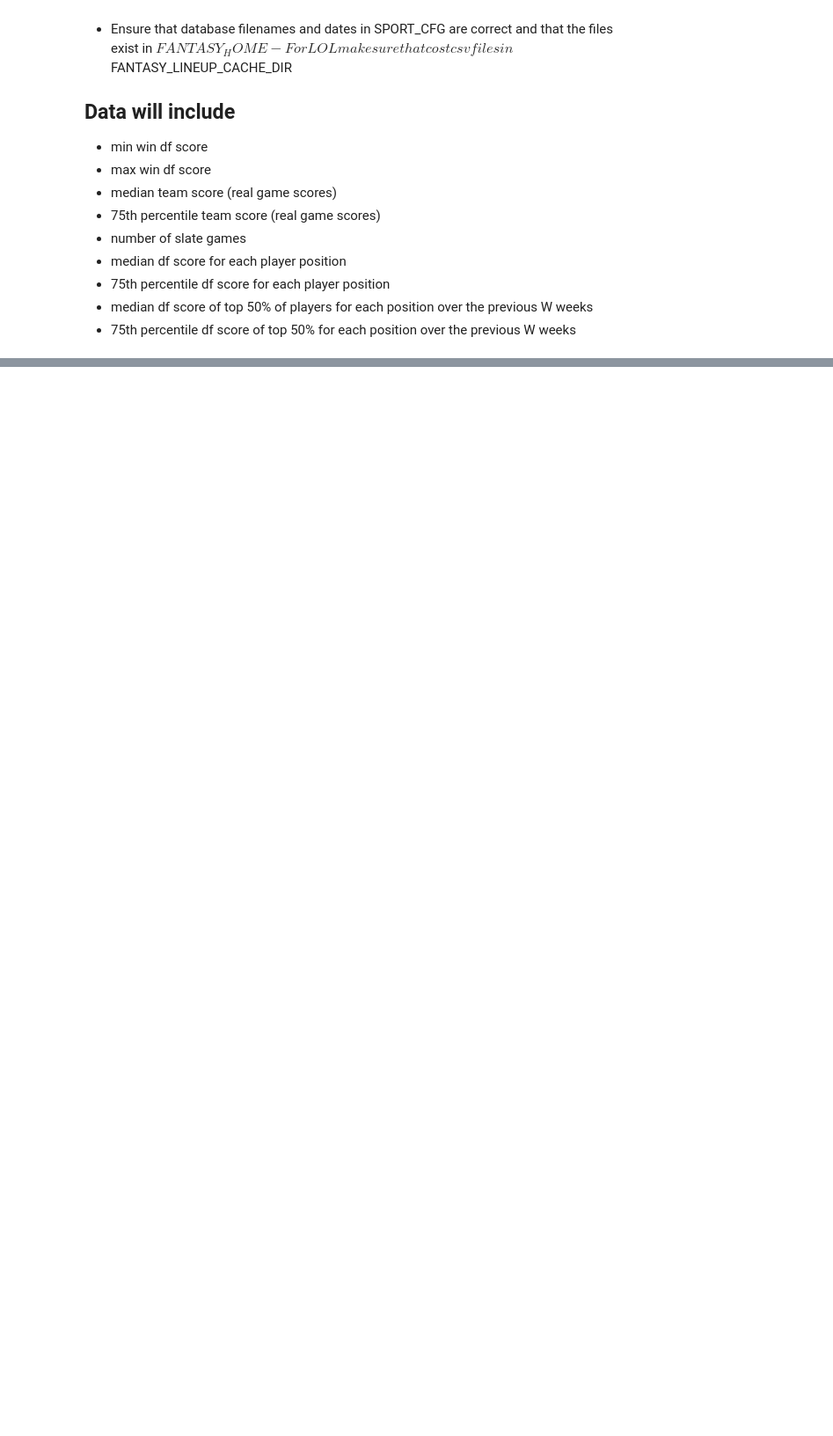
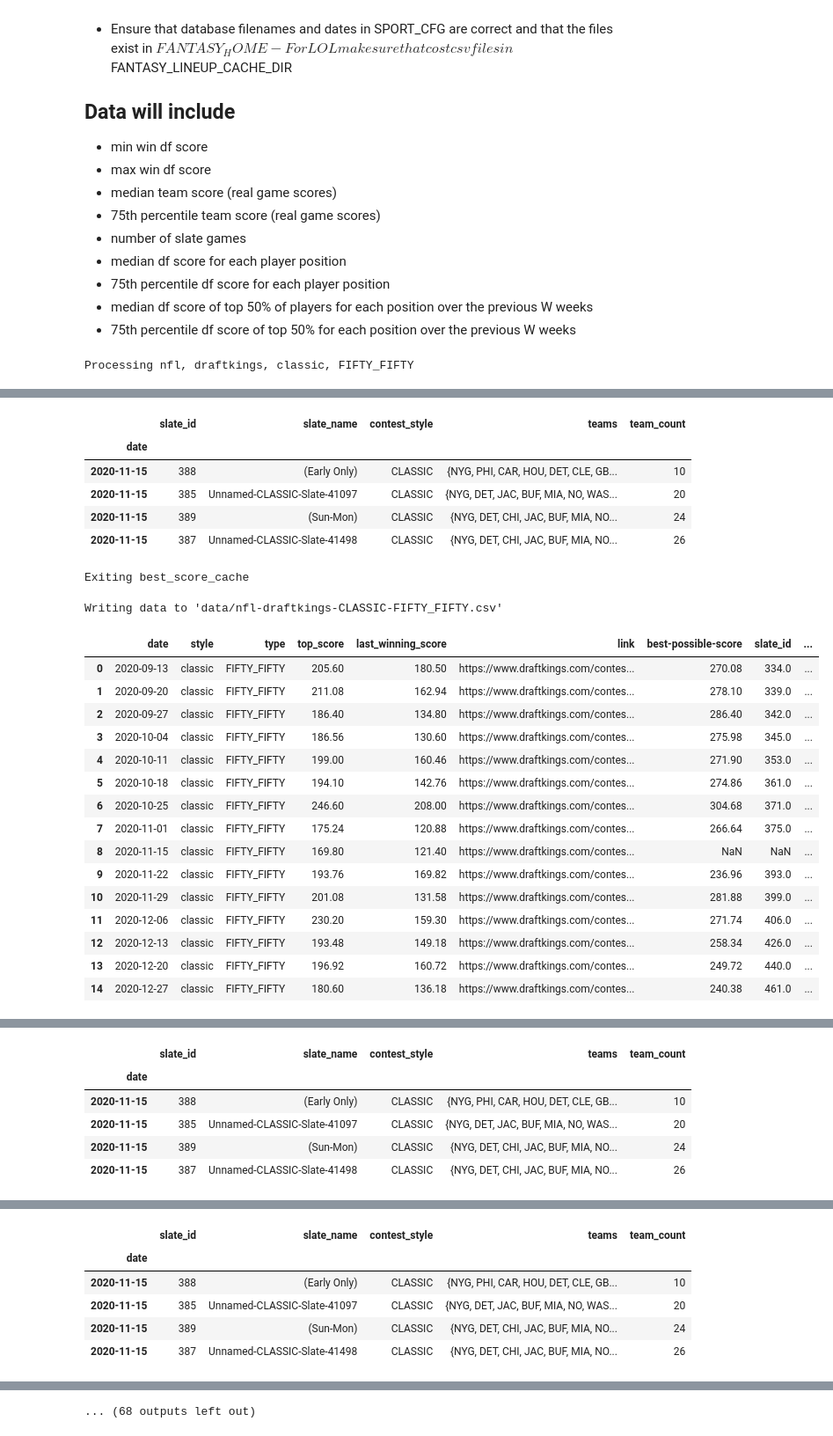
Before and after one commit to ledona/fantasy-experiments, a Jupyter notebook: df-hist/Data Transform.ipynb, the cells around one changed output, grey strips where cells are left out. Shown: that part at 88% size. Saved outputs shown, nothing was run; the diff lists cells and outputs as text; code cells hidden in the pictures; blank space fills up the shorter version.

```diff
--- a/df-hist/Data Transform.ipynb
+++ b/df-hist/Data Transform.ipynb
@@ -20,7 +20,7 @@
 from datetime import date
 from functools import partial
 import re
-from typing import Optional
+from typing import Optional, Callable
 import os
 
 import pandas as pd
@@ -44,7 +44,7 @@ SPORT_CFGS = {
         'cost_pos_rename': {'SP': 'P'},
     },
     'nfl': {
-        'min_date': date(2017, 8, 1),
+        'min_date': date(2020, 1, 12),  # no NHL dfs slates before this date
         'max_date': date(2021, 4, 1),
         'db_filename': os.path.join(FANTASY_HOME, "nfl_hist_2009-2020.scored.db"),
     },
@@ -375,6 +382,7 @@ def get_slate_df(db_filename, service, style, min_date, max_date) -> Optional[pd
 # with pd.option_context('display.max_rows', 100):
 #     display(slate_db_df)
 # %%
+# get slate id
 import numpy as np
 from typing import Optional
 
@@ -399,7 +407,7 @@ def get_slate_id(contest_row, slate_db_df) -> pd.Series:
 
     slates_found = len(slates)
     if slates_found == 0:
-        with pd.option_context('display.max_colwidth', 100):
+        with pd.option_context('display.max_colwidth', None):
             display(f"No slates found for {contest_row.date} that matches teams {contest_row.teams}. date_slates_df=",
                     date_slates)
         return NO_SLATE_ID_FOUND
@@ -704,8 +712,8 @@ def generate_dataset(
     return predict_df
 # %%
 TOP_SCORE_CACHE_MODE: TopScoreCacheMode = 'default'
-
-for sport in ['lol']: # SPORT_CFGS:
+SPORTS = ['nfl'] # SPORT_CFGS:
+for sport in SPORTS:
     cfg_min_date = SPORT_CFGS[sport]['min_date']
     cfg_max_date = SPORT_CFGS[sport]['max_date']
     for service in SPORT_CFGS[sport].get('services', SERVICES):
@@ -729,3 +737,5 @@ for sport in ['lol']: # SPORT_CFGS:
                         f"********************* Error for {sport}, {service}, {style}, {contest_type.NAME}: {ex}")
 
 print("Done!")
+# %% [output]
+Processing nfl, draftkings, classic, FIFTY_FIFTY
@@ -731,0 +743,24 @@ print("Done!")
+|  | slate_id | slate_name | contest_style | teams | team_count |
+| date |  |  |  |  |  |
+| 2020-11-15 | 388 | (Early Only) | CLASSIC | {NYG, PHI, CAR, HOU, DET, CLE, GB... | 10 |
+| 2020-11-15 | 385 | Unnamed-CLASSIC-Slate-41097 | CLASSIC | {NYG, DET, JAC, BUF, MIA, NO, WAS... | 20 |
+| 2020-11-15 | 389 | (Sun-Mon) | CLASSIC | {NYG, DET, CHI, JAC, BUF, MIA, NO... | 24 |
+| 2020-11-15 | 387 | Unnamed-CLASSIC-Slate-41498 | CLASSIC | {NYG, DET, CHI, JAC, BUF, MIA, NO... | 26 |
+Exiting best_score_cache
+Writing data to 'data/nfl-draftkings-CLASSIC-FIFTY_FIFTY.csv'
+|  | date | style | type | top_score | last_winning_score | link | best-possible-score | slate_id | ... |
+| 0 | 2020-09-13 | classic | FIFTY_FIFTY | 205.60 | 180.50 | https://www.draftkings.com/contes... | 270.08 | 334.0 | ... |
+| 1 | 2020-09-20 | classic | FIFTY_FIFTY | 211.08 | 162.94 | https://www.draftkings.com/contes... | 278.10 | 339.0 | ... |
+| 2 | 2020-09-27 | classic | FIFTY_FIFTY | 186.40 | 134.80 | https://www.draftkings.com/contes... | 286.40 | 342.0 | ... |
+| 3 | 2020-10-04 | classic | FIFTY_FIFTY | 186.56 | 130.60 | https://www.draftkings.com/contes... | 275.98 | 345.0 | ... |
+| 4 | 2020-10-11 | classic | FIFTY_FIFTY | 199.00 | 160.46 | https://www.draftkings.com/contes... | 271.90 | 353.0 | ... |
+| 5 | 2020-10-18 | classic | FIFTY_FIFTY | 194.10 | 142.76 | https://www.draftkings.com/contes... | 274.86 | 361.0 | ... |
+| 6 | 2020-10-25 | classic | FIFTY_FIFTY | 246.60 | 208.00 | https://www.draftkings.com/contes... | 304.68 | 371.0 | ... |
+| 7 | 2020-11-01 | classic | FIFTY_FIFTY | 175.24 | 120.88 | https://www.draftkings.com/contes... | 266.64 | 375.0 | ... |
+| 8 | 2020-11-15 | classic | FIFTY_FIFTY | 169.80 | 121.40 | https://www.draftkings.com/contes... | NaN | NaN | ... |
+| 9 | 2020-11-22 | classic | FIFTY_FIFTY | 193.76 | 169.82 | https://www.draftkings.com/contes... | 236.96 | 393.0 | ... |
+| 10 | 2020-11-29 | classic | FIFTY_FIFTY | 201.08 | 131.58 | https://www.draftkings.com/contes... | 281.88 | 399.0 | ... |
+| 11 | 2020-12-06 | classic | FIFTY_FIFTY | 230.20 | 159.30 | https://www.draftkings.com/contes... | 271.74 | 406.0 | ... |
+| 12 | 2020-12-13 | classic | FIFTY_FIFTY | 193.48 | 149.18 | https://www.draftkings.com/contes... | 258.34 | 426.0 | ... |
+| 13 | 2020-12-20 | classic | FIFTY_FIFTY | 196.92 | 160.72 | https://www.draftkings.com/contes... | 249.72 | 440.0 | ... |
+| 14 | 2020-12-27 | classic | FIFTY_FIFTY | 180.60 | 136.18 | https://www.draftkings.com/contes... | 240.38 | 461.0 | ... |
@@ -731,0 +772,6 @@ print("Done!")
+|  | slate_id | slate_name | contest_style | teams | team_count |
+| date |  |  |  |  |  |
+| 2020-11-15 | 388 | (Early Only) | CLASSIC | {NYG, PHI, CAR, HOU, DET, CLE, GB... | 10 |
+| 2020-11-15 | 385 | Unnamed-CLASSIC-Slate-41097 | CLASSIC | {NYG, DET, JAC, BUF, MIA, NO, WAS... | 20 |
+| 2020-11-15 | 389 | (Sun-Mon) | CLASSIC | {NYG, DET, CHI, JAC, BUF, MIA, NO... | 24 |
+| 2020-11-15 | 387 | Unnamed-CLASSIC-Slate-41498 | CLASSIC | {NYG, DET, CHI, JAC, BUF, MIA, NO... | 26 |
@@ -731,0 +779,6 @@ print("Done!")
+|  | slate_id | slate_name | contest_style | teams | team_count |
+| date |  |  |  |  |  |
+| 2020-11-15 | 388 | (Early Only) | CLASSIC | {NYG, PHI, CAR, HOU, DET, CLE, GB... | 10 |
+| 2020-11-15 | 385 | Unnamed-CLASSIC-Slate-41097 | CLASSIC | {NYG, DET, JAC, BUF, MIA, NO, WAS... | 20 |
+| 2020-11-15 | 389 | (Sun-Mon) | CLASSIC | {NYG, DET, CHI, JAC, BUF, MIA, NO... | 24 |
+| 2020-11-15 | 387 | Unnamed-CLASSIC-Slate-41498 | CLASSIC | {NYG, DET, CHI, JAC, BUF, MIA, NO... | 26 |
@@ -731,0 +788 @@ print("Done!")
+... (68 outputs left out)
```
Also changed, not shown: parts of 2 cells of this notebook, 2 other files.
